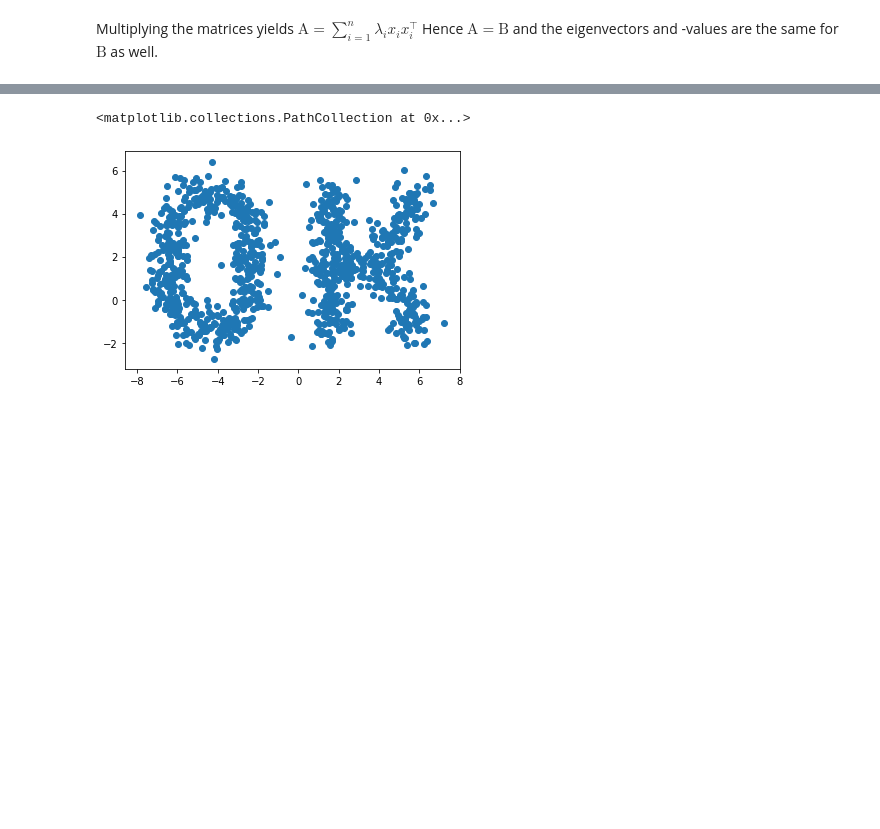
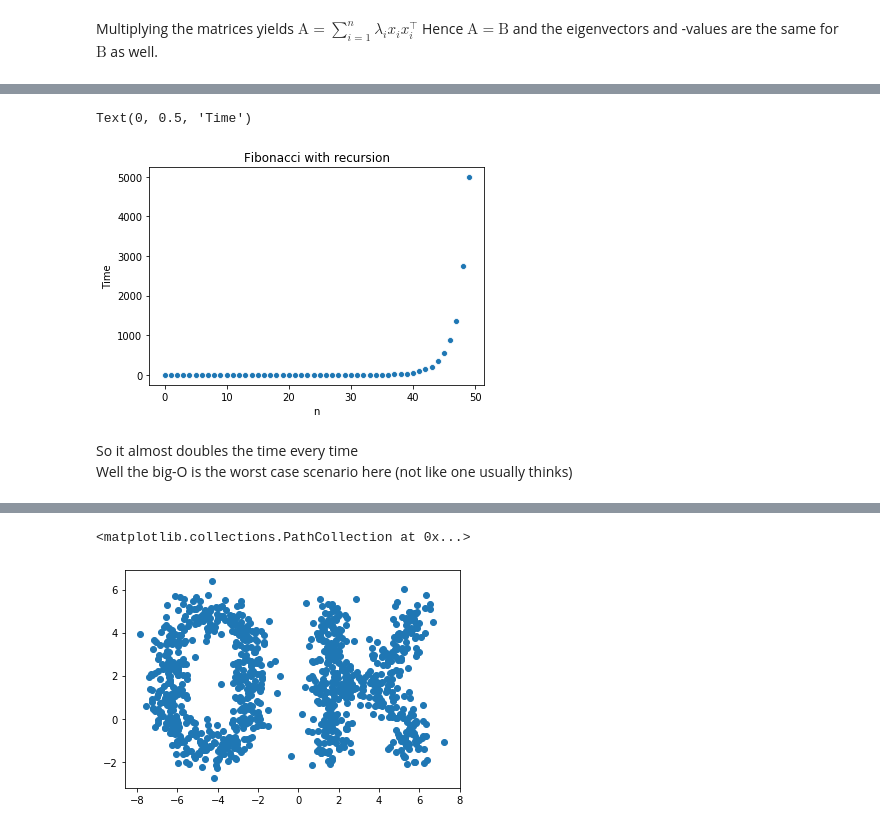
Before and after one commit to MatiasJJ/ATML, a Jupyter notebook: Exercises/Ex0/Ex0_MJ.ipynb, the cells around one changed output, grey strips where cells are left out. Saved outputs shown, nothing was run; the diff lists cells and outputs as text; code cells hidden in the pictures; blank space fills up the shorter version.

```diff
--- a/Exercises/Ex0/Ex0_MJ.ipynb
+++ b/Exercises/Ex0/Ex0_MJ.ipynb
@@ -187,0 +236,27 @@ import matplotlib.pyplot as plt
+# %%
+idx = np.arange(length)
+# %%
+fibo1_df = pd.DataFrame(index=idx,columns=["Time","F"])
+fibo1_list = []
+fibo1_times = []
+# %%
+for n in tqdm(range(length)):
+    start = timer()
+    fibo1_list.append(fibo1(n))
+    end = timer()
+    time = end - start
+    fibo1_times.append(time)
+# %%
+fibo1_df["F"]=fibo1_list
+fibo1_df["Time"]=fibo1_times
+# %%
+sns.scatterplot(x=idx,y=fibo1_df.Time)
+plt.title("Fibonacci with recursion")
+plt.xlabel("n")
+plt.ylabel("Time")
+# %% [output]
+Text(0, 0.5, 'Time')
+[figure, added]
+# %% [markdown]
+So it almost doubles the time every time
+Well the big-O is the worst case scenario here (not like one usually thinks)
```
Also changed, not shown: parts of 39 cells of this notebook, 2 other files.
